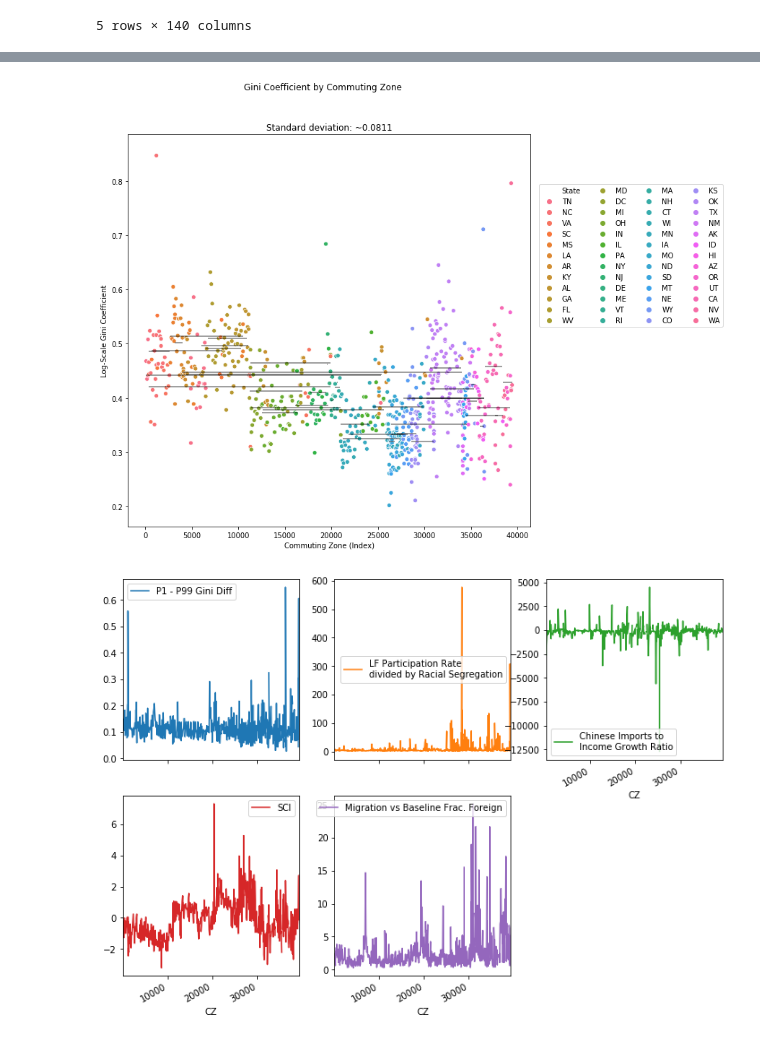
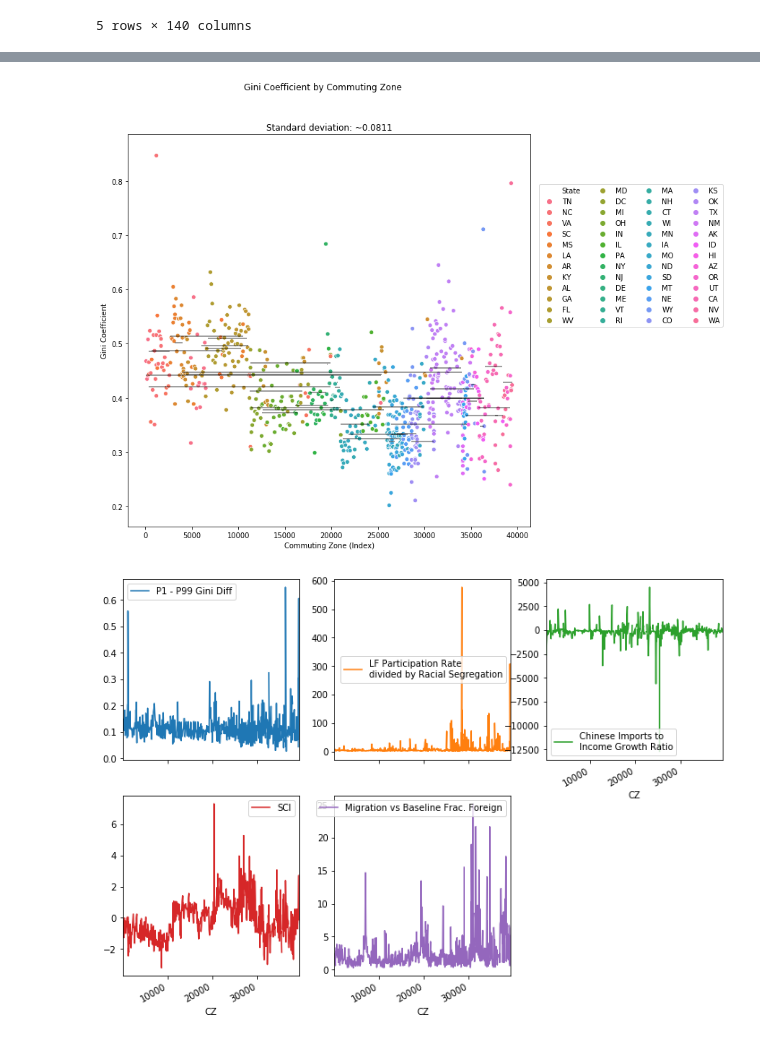
Before and after one commit to dicicch/features-of-innovators, a Jupyter notebook: notebooks/EDA.ipynb, the cells around one changed output, grey strips where cells are left out. Cells and saved outputs as stored; diff of their text form; code cells hidden in the pictures.

```diff
--- a/notebooks/EDA.ipynb
+++ b/notebooks/EDA.ipynb
@@ -65,22 +153,22 @@ Gini appears to be a robust predictor – attempt to explain variance in innovat
 # %%
 czc2 = czc.sort_values(axis=0, by=['CZ', 'State'])
 groups = czc2.groupby(['State'])
 means = groups['Gini'].mean().values
 mincz = groups['CZ'].min().values
 maxcz = groups['CZ'].max().values
 
 fig = plt.figure(figsize=(10,10))
 ax = sns.scatterplot(x="CZ", y="Gini", hue="State",
                      #legend=False,
                      data=czc2);
 ax.legend(loc='lower center', bbox_to_anchor=(1.25, 0.5), ncol=4)
 plt.hlines(means, mincz, maxcz, alpha=0.5)
 plt.xlabel("Commuting Zone (Index)");
-plt.ylabel("Log-Scale Gini Coefficient");
+plt.ylabel("Gini Coefficient");
 plt.suptitle("Gini Coefficient by Commuting Zone");
 plt.title(f"Standard deviation: ~{np.round(np.std(czc2['Gini']), 4)!s}");
 # %% [output]
-[figure, old version]
+[figure, new version]
 # %%
 czc2['gini diff'] = czc2['Gini'] - czc2['Gini Bottom 99%']
 czc2['gini diff'].apply(np.abs)
```
Also changed, not shown: parts of 9 cells of this notebook, 1 other file.
